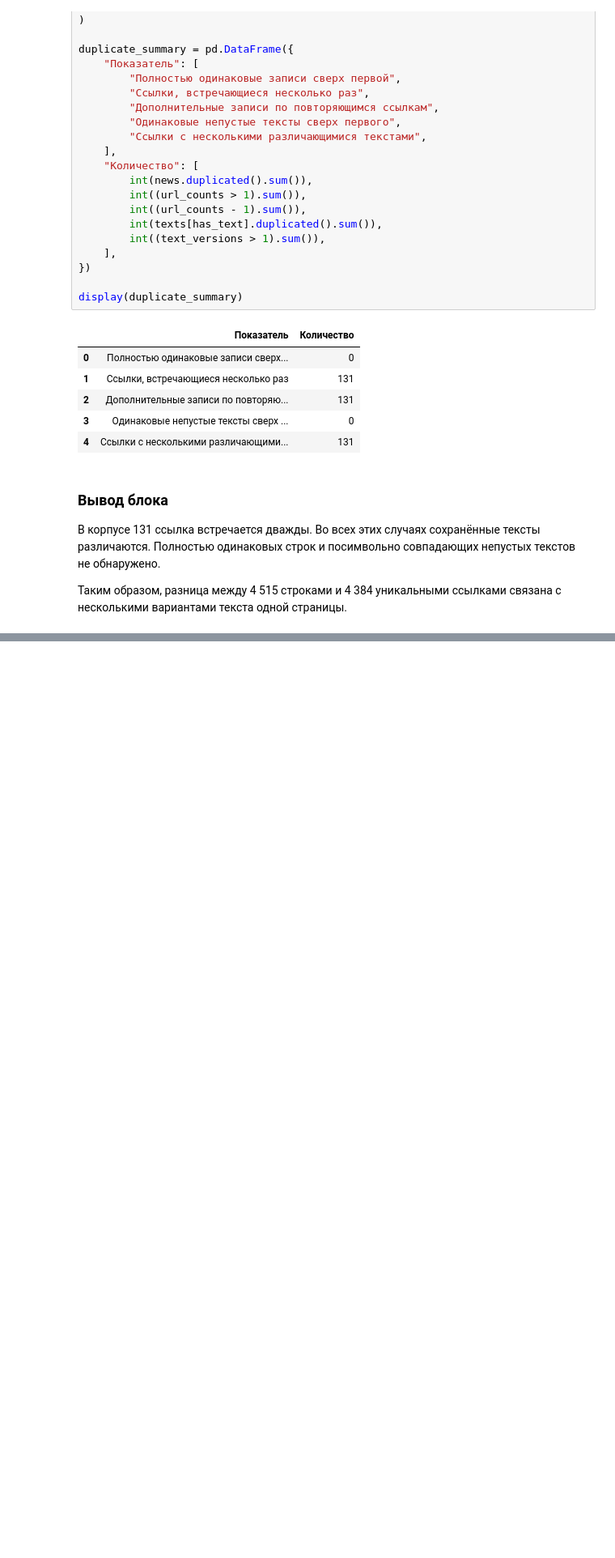
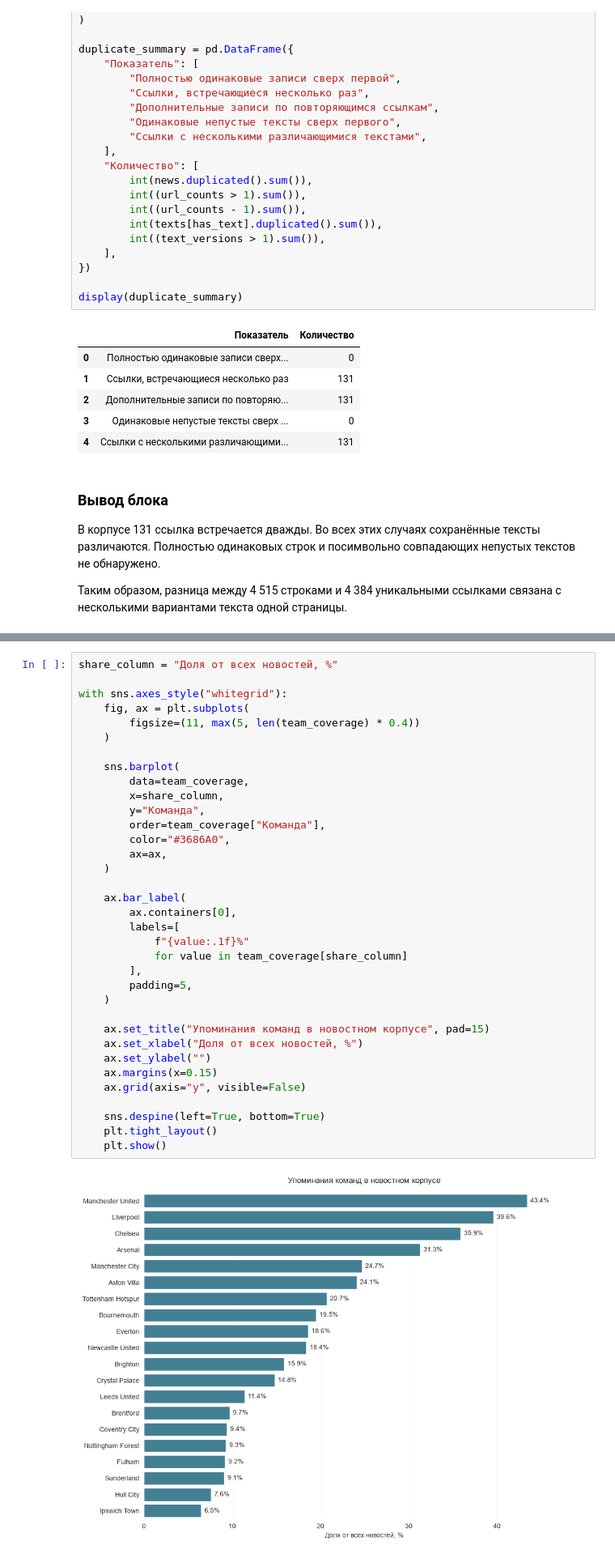
Before and after one commit to Zianielir/ai-betting-assistant, a Jupyter notebook: EDA/Final_EDA.ipynb, the cells around one changed output, grey strips where cells are left out. Shown at 81% size. Saved outputs shown, nothing was run; the diff lists cells and outputs as text; blank space fills up the shorter version.

```diff
--- a/EDA/Final_EDA.ipynb
+++ b/EDA/Final_EDA.ipynb
@@ -1140,0 +1261,37 @@ display(duplicate_summary)
+# %%
+share_column = "Доля от всех новостей, %"
+
+with sns.axes_style("whitegrid"):
+    fig, ax = plt.subplots(
+        figsize=(11, max(5, len(team_coverage) * 0.4))
+    )
+
+    sns.barplot(
+        data=team_coverage,
+        x=share_column,
+        y="Команда",
+        order=team_coverage["Команда"],
+        color="#3686A0",
+        ax=ax,
+    )
+
+    ax.bar_label(
+        ax.containers[0],
+        labels=[
+            f"{value:.1f}%"
+            for value in team_coverage[share_column]
+        ],
+        padding=5,
+    )
+
+    ax.set_title("Упоминания команд в новостном корпусе", pad=15)
+    ax.set_xlabel("Доля от всех новостей, %")
+    ax.set_ylabel("")
+    ax.margins(x=0.15)
+    ax.grid(axis="y", visible=False)
+
+    sns.despine(left=True, bottom=True)
+    plt.tight_layout()
+    plt.show()
+# %% [output]
+[figure, added]
```
Also changed, not shown: parts of 6 cells of this notebook.
